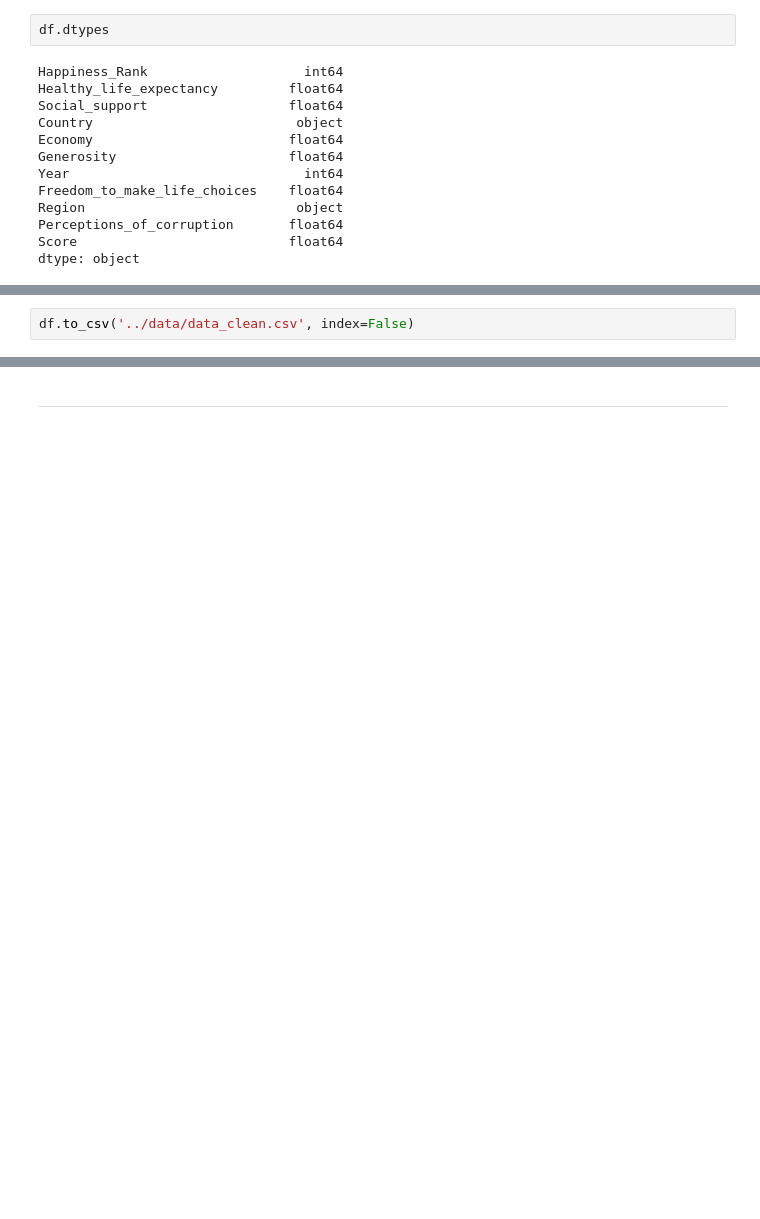
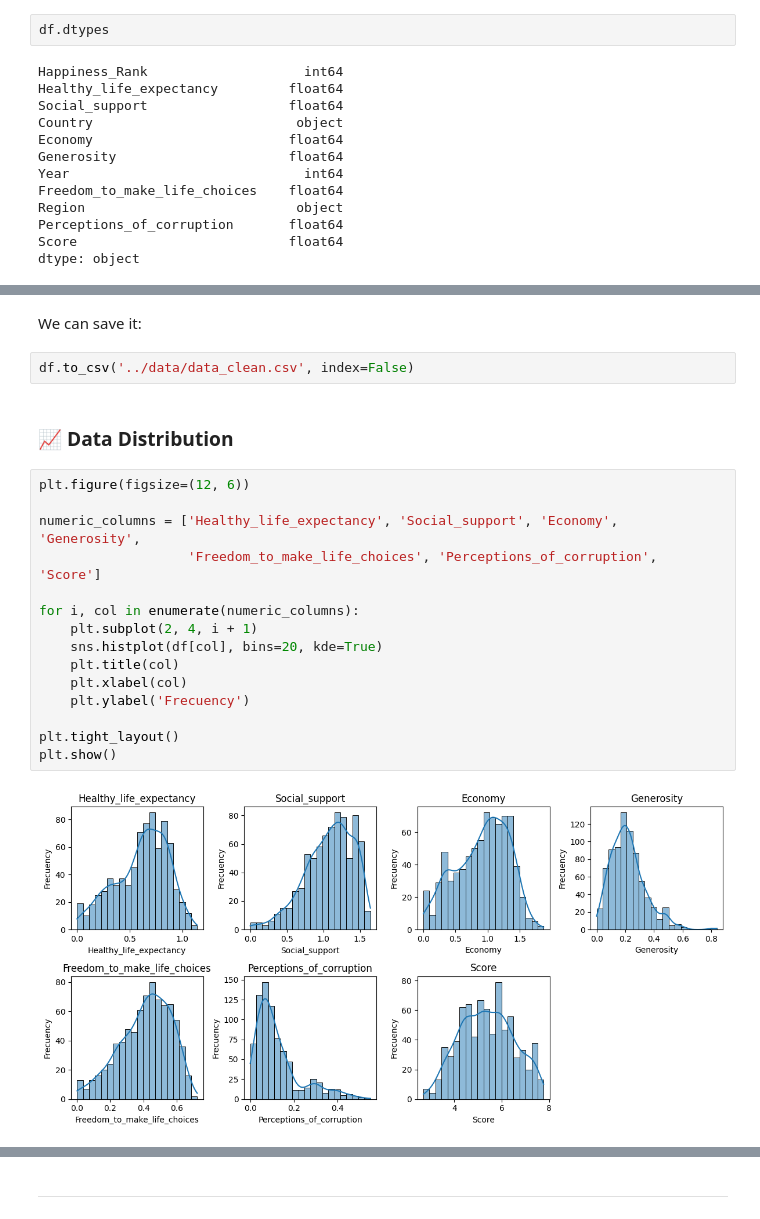
Before and after one commit to caroldvarela/workshop-03, a Jupyter notebook: notebooks/001_EDA_and_model_training.ipynb, the cells around one changed output, grey strips where cells are left out. Drawn from its saved outputs; the diff is of its cells as text; blank space fills up the shorter version.

```diff
--- a/notebooks/001_EDA_and_model_training.ipynb
+++ b/notebooks/001_EDA_and_model_training.ipynb
@@ -369,2 +449,23 @@ df.drop('Happiness_Rank', axis=1, inplace=True)
+# %% [markdown]
+We can save it:
 # %%
 df.to_csv('../data/data_clean.csv', index=False)
+# %% [markdown]
+### 📈 **Data Distribution**
+# %%
+plt.figure(figsize=(12, 6))
+
+numeric_columns = ['Healthy_life_expectancy', 'Social_support', 'Economy', 'Generosity',
+                   'Freedom_to_make_life_choices', 'Perceptions_of_corruption', 'Score']
+
+for i, col in enumerate(numeric_columns):
+    plt.subplot(2, 4, i + 1)
+    sns.histplot(df[col], bins=20, kde=True)
+    plt.title(col)
+    plt.xlabel(col)
+    plt.ylabel('Frecuency')
+
+plt.tight_layout()
+plt.show()
+# %% [output]
+[figure, added]
```
Also changed, not shown: parts of 45 cells of this notebook, 1 other file.
